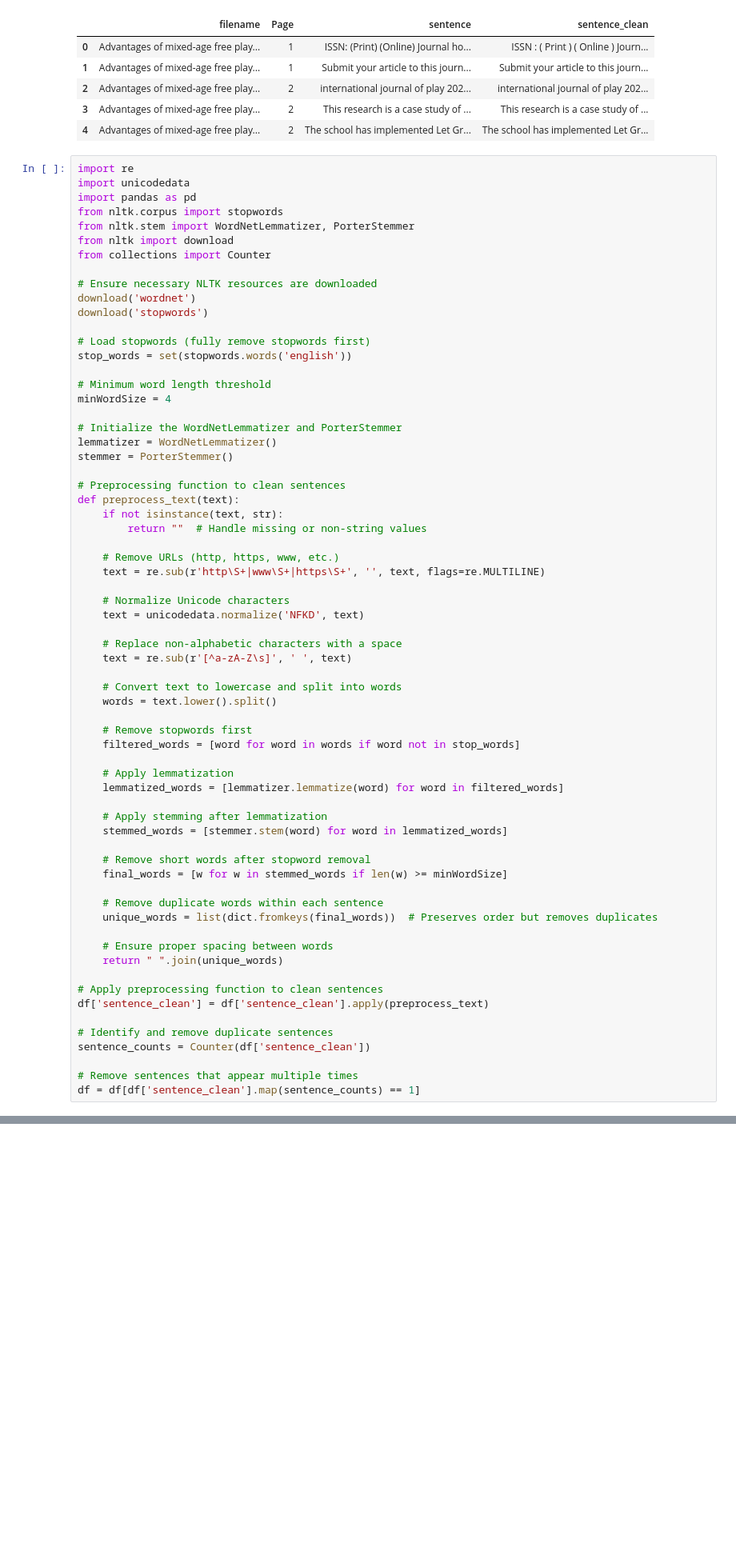
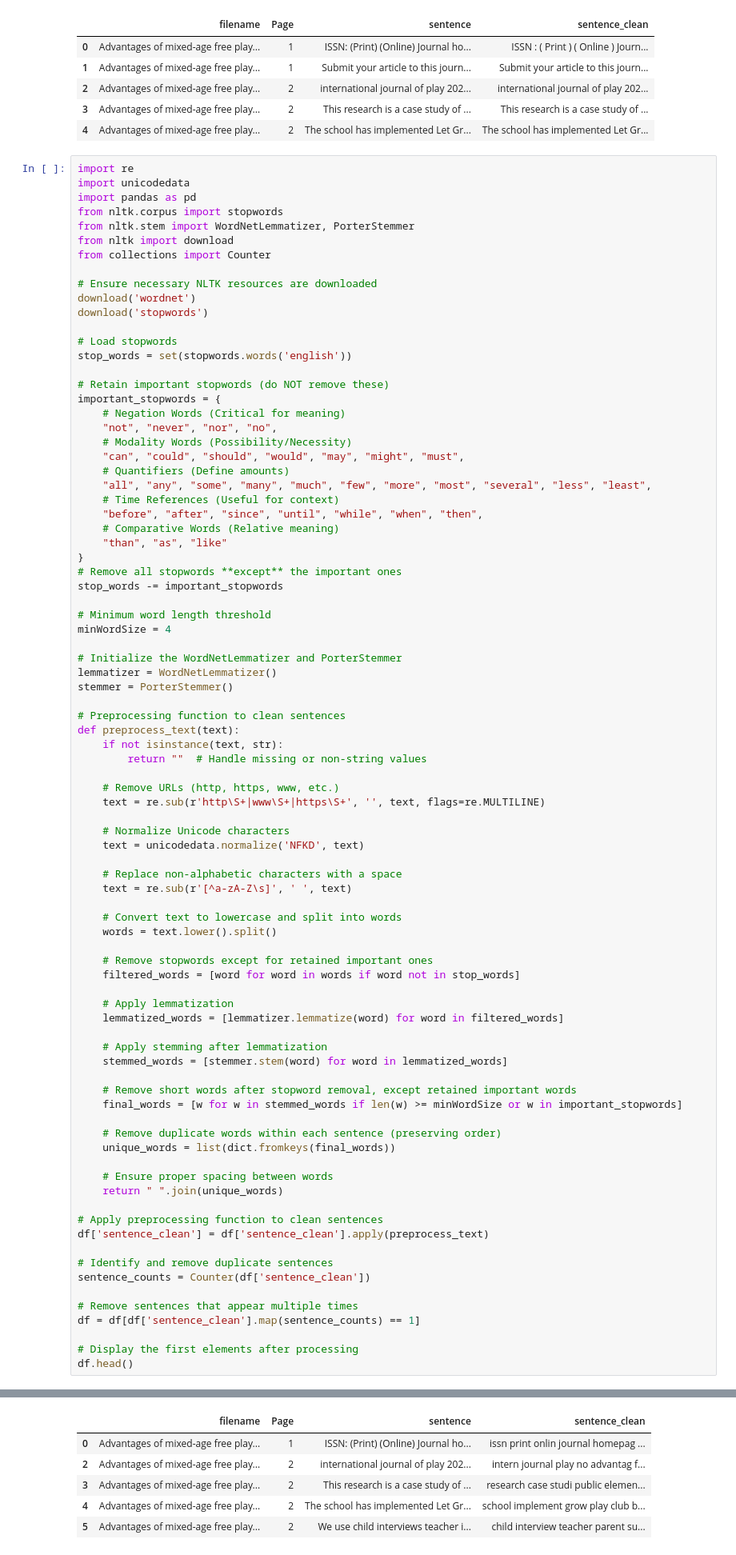
Before and after one commit to sadiksha99/bertopic, a Jupyter notebook: BERTtopic.ipynb, the cells around one changed output, grey strips where cells are left out. Shown at 80% size. Saved outputs shown, nothing was run; the diff lists cells and outputs as text; blank space fills up the shorter version.

```diff
--- a/BERTtopic.ipynb
+++ b/BERTtopic.ipynb
@@ -265,8 +265,24 @@ from collections import Counter
 download('wordnet')
 download('stopwords')
 
-# Load stopwords (fully remove stopwords first)
+# Load stopwords
 stop_words = set(stopwords.words('english'))
+
+# Retain important stopwords (do NOT remove these)
+important_stopwords = {
+    # Negation Words (Critical for meaning)
+    "not", "never", "nor", "no",
+    # Modality Words (Possibility/Necessity)
+    "can", "could", "should", "would", "may", "might", "must",
+    # Quantifiers (Define amounts)
+    "all", "any", "some", "many", "much", "few", "more", "most", "several", "less", "least",
+    # Time References (Useful for context)
+    "before", "after", "since", "until", "while", "when", "then",
+    # Comparative Words (Relative meaning)
+    "than", "as", "like"
+}
+# Remove all stopwords **except** the important ones
+stop_words -= important_stopwords
 
 # Minimum word length threshold
 minWordSize = 4
@@ -292,36 +308,45 @@ def preprocess_text(text):
     # Convert text to lowercase and split into words
     words = text.lower().split()
 
-    # Remove stopwords first
+    # Remove stopwords except for retained important ones
     filtered_words = [word for word in words if word not in stop_words]
 
     # Apply lemmatization
     lemmatized_words = [lemmatizer.lemmatize(word) for word in filtered_words]
 
     # Apply stemming after lemmatization
     stemmed_words = [stemmer.stem(word) for word in lemmatized_words]
 
-    # Remove short words after stopword removal
-    final_words = [w for w in stemmed_words if len(w) >= minWordSize]
+    # Remove short words after stopword removal, except retained important words
+    final_words = [w for w in stemmed_words if len(w) >= minWordSize or w in important_stopwords]
 
-    # Remove duplicate words within each sentence
-    unique_words = list(dict.fromkeys(final_words))  # Preserves order but removes duplicates
+    # Remove duplicate words within each sentence (preserving order)
+    unique_words = list(dict.fromkeys(final_words))
 
     # Ensure proper spacing between words
     return " ".join(unique_words)
 
 # Apply preprocessing function to clean sentences
 df['sentence_clean'] = df['sentence_clean'].apply(preprocess_text)
 
 # Identify and remove duplicate sentences
 sentence_counts = Counter(df['sentence_clean'])
 
 # Remove sentences that appear multiple times
 df = df[df['sentence_clean'].map(sentence_counts) == 1]
+
+# Display the first elements after processing
+df.head()
 # %% [output]
 [nltk_data] Downloading package wordnet to
 [nltk_data]     C:\Users\sadik\AppData\Roaming\nltk_data...
 [nltk_data]   Package wordnet is already up-to-date!
 [nltk_data] Downloading package stopwords to
 [nltk_data]     C:\Users\sadik\AppData\Roaming\nltk_data...
 [nltk_data]   Package stopwords is already up-to-date!
+|  | filename | Page | sentence | sentence_clean |
+| 0 | Advantages of mixed-age free play... | 1 | ISSN: (Print) (Online) Journal ho... | issn print onlin journal homepag ... |
+| 2 | Advantages of mixed-age free play... | 2 | international journal of play 202... | intern journal play no advantag f... |
+| 3 | Advantages of mixed-age free play... | 2 | This research is a case study of ... | research case studi public elemen... |
+| 4 | Advantages of mixed-age free play... | 2 | The school has implemented Let Gr... | school implement grow play club b... |
+| 5 | Advantages of mixed-age free play... | 2 | We use child interviews teacher i... | child interview teacher parent su... |
```
Also changed, not shown: parts of 24 cells of this notebook, 4 other files.
